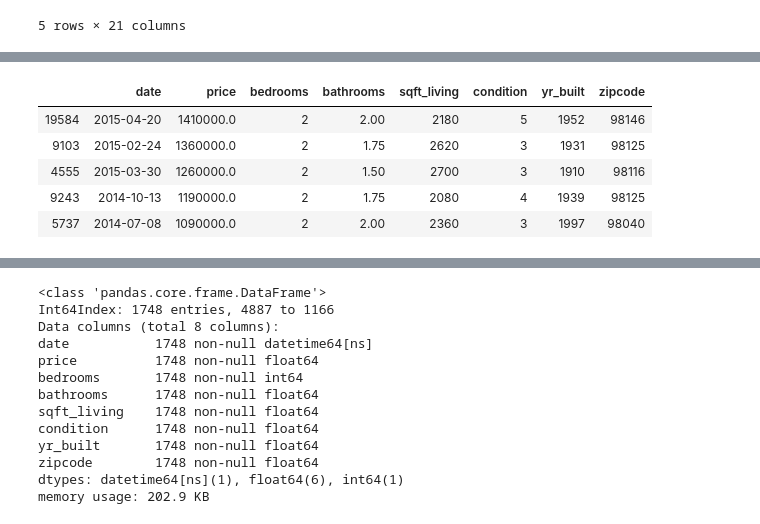
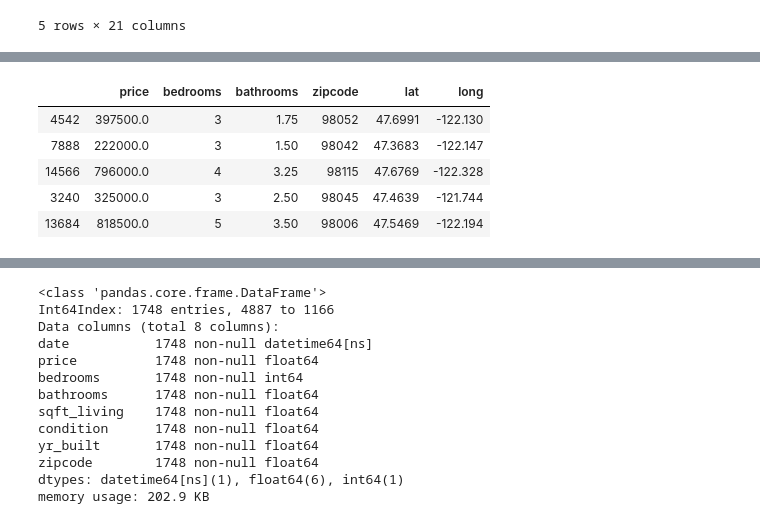
Before and after one commit to psuero1/house-sales-project, a Jupyter notebook: Data_Cleaning_EDA.ipynb, the cells around one changed output, grey strips where cells are left out. Drawn from its saved outputs; the diff is of its cells as text; code cells hidden in the pictures.

```diff
--- a/Data_Cleaning_EDA.ipynb
+++ b/Data_Cleaning_EDA.ipynb
@@ -148,6 +148,3 @@ sqft_living15    15762 non-null int64
 sqft_lot15       15762 non-null int64
 dtypes: float64(8), int64(11), object(2)
 memory usage: 2.6+ MB
-# %%
-data = data.drop(columns =['waterfront', 'view', 'sqft_above', 'sqft_basement', 'yr_renovated'])
-data.head()
@@ -339,10 +233,10 @@ memory usage: 232.2 KB
 # %%
-data_bed_bath = data_bed_bath[['date', 'price', 'bedrooms', 'bathrooms', 'sqft_living', 'condition', 'yr_built', 'zipcode']]
-data_bed_bath.head()
+location = data[['price', 'bedrooms', 'bathrooms', 'zipcode', 'lat', 'long']]
+location.head()
 # %% [output]
-|  | date | price | bedrooms | bathrooms | sqft_living | condition | yr_built | zipcode |
-| 19584 | 2015-04-20 | 1410000.0 | 2 | 2.00 | 2180 | 5 | 1952 | 98146 |
-| 9103 | 2015-02-24 | 1360000.0 | 2 | 1.75 | 2620 | 3 | 1931 | 98125 |
-| 4555 | 2015-03-30 | 1260000.0 | 2 | 1.50 | 2700 | 3 | 1910 | 98116 |
-| 9243 | 2014-10-13 | 1190000.0 | 2 | 1.75 | 2080 | 4 | 1939 | 98125 |
-| 5737 | 2014-07-08 | 1090000.0 | 2 | 2.00 | 2360 | 3 | 1997 | 98040 |
+|  | price | bedrooms | bathrooms | zipcode | lat | long |
+| 4542 | 397500.0 | 3 | 1.75 | 98052 | 47.6991 | -122.130 |
+| 7888 | 222000.0 | 3 | 1.50 | 98042 | 47.3683 | -122.147 |
+| 14566 | 796000.0 | 4 | 3.25 | 98115 | 47.6769 | -122.328 |
+| 3240 | 325000.0 | 3 | 2.50 | 98045 | 47.4639 | -121.744 |
+| 13684 | 818500.0 | 5 | 3.50 | 98006 | 47.5469 | -122.194 |
```
Also changed, not shown: parts of 24 cells of this notebook, 1 other file.
